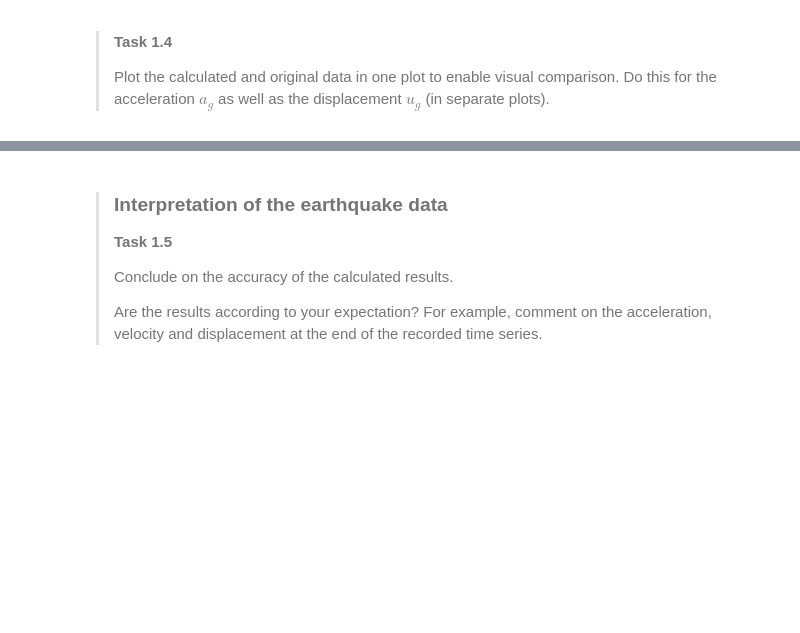
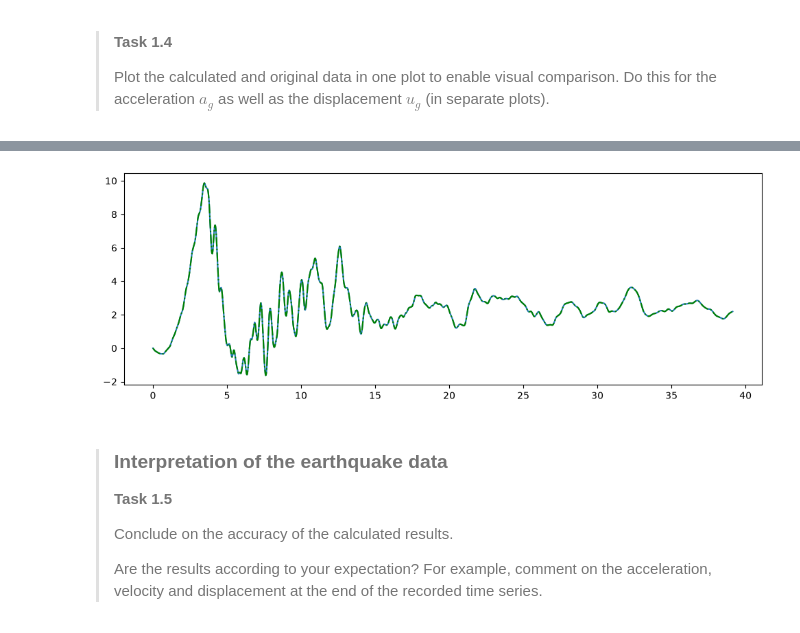
Before and after one commit to Mattice5685/GA.1.2, a Jupyter notebook: 1Ddynamics.ipynb, the cells around one changed output, grey strips where cells are left out. Cells and saved outputs as stored; diff of their text form; code cells hidden in the pictures; blank space fills up the shorter version.

```diff
--- a/1Ddynamics.ipynb
+++ b/1Ddynamics.ipynb
@@ -175,11 +164,15 @@ plt.show()
 # %%
 # Plotting ground displacement
 
 plt.figure(figsize=(12, 4))
-### YOUR CODE HERE ###
+
+plt.plot(t, trapezoid(vg, t, 0, dt))
+plt.plot(t, ug, '-.g')
 ### YOUR CODE HERE ###
 ### YOUR CODE HERE ###
 plt.show()
+# %% [output]
+[figure, added]
 # %% [markdown]
 >### Interpretation of the earthquake data
 >
```
Also changed, not shown: parts of 4 cells of this notebook.
